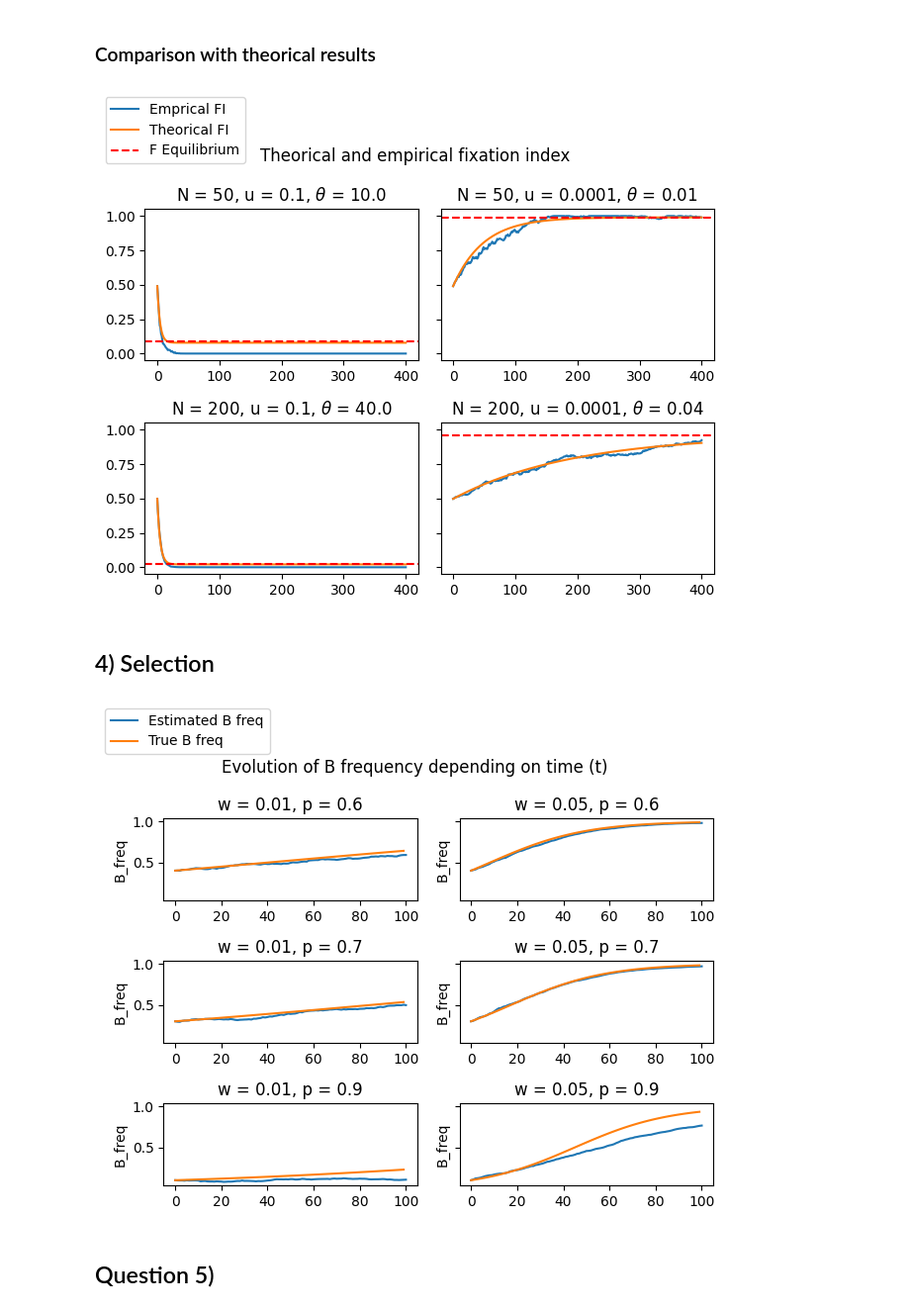
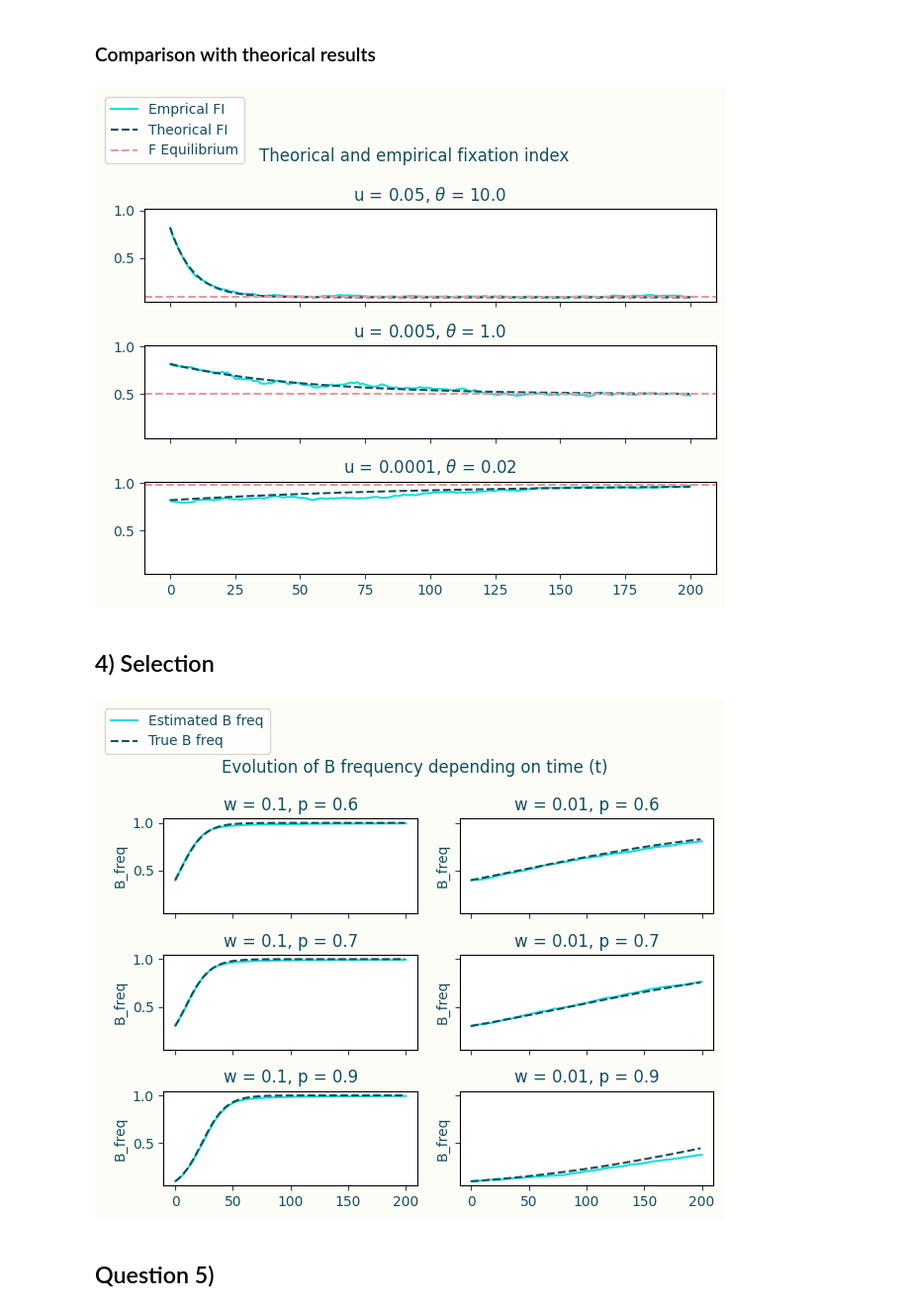
Before and after one commit to ConstensouxAlexis/GPOP, a Jupyter notebook: model.ipynb, the cells around one changed output. Shown at 99% size. Drawn from its saved outputs; the diff is of its cells as text; code cells hidden in the pictures.

```diff
--- a/model.ipynb
+++ b/model.ipynb
@@ -267,10 +486,10 @@ class MutationModel:
 
     Methods
     -------
-    mutations_simulation(N, p, u, t):
+    simulation:
         Run a mutation model simulation with given parameters
 
-    estimate_simulation_parameters(N, p, t, nb_simulations):
+    estimate_simulation_parameters:
         Run several simulations to estimate frequencies
     """
 
@@ -295,8 +514,6 @@ class MutationModel:
 
         # 2 - Get identical alleles
         identical_alleles = allele_pairs[allele_pairs[:, 0] == allele_pairs[:, 1]]
-        # Remove mutated alleles
-        identical_alleles = identical_alleles[identical_alleles[:, 0] != "M"]
 
         # 3 - Compute fixation index
         fixation_index = len(identical_alleles) / len(self.idx_couples)
@@ -312,10 +529,10 @@ class MutationModel:
         nb_A = round(self.p * self.N)
         nb_B = self.N - nb_A
         # Create population of size N, with alleles A and B on random individuals
-        population = np.concatenate((np.full(nb_A, "A"), np.full(nb_B, "B")))
+        population = np.concatenate((np.full(nb_A, "A"), np.full(nb_B, "B")), dtype=object)
         return population
 
-    def mutations_simulation(self):
+    def simulation(self):
         """
         Simulate evolution of 2 alleles A and B in a population of haploid individuals,
         with mutation
@@ -335,7 +552,6 @@ class MutationModel:
         -------
         population_evolution : list of lists
             Each sublist describes the population at time t
-            Sublists is composed of 1 (allele A), -1 (allele B), and 0 (mutated allele)
         fixation indexes : list of proba
             Contains computed fixation index at each generation
         """
@@ -352,10 +568,15 @@ class MutationModel:
         population_evolution = [population]
         fixation_indexes = [self.get_fixation_index(population)]
 
+        # Each mutation will be encoded by a unique id
+        get_mutation_id = np.vectorize(lambda allele_idx: f"M_{generation}_{allele_idx}")
+
         for generation in range(self.t):
             # Retrieve genes that mutates
             mutated_alleles_index = np.where(mutation_matrix[generation] < self.u)
-            population[mutated_alleles_index] = "M"
+
+            if np.size(mutated_alleles_index) > 0:
+                population[mutated_alleles_index] = get_mutation_id(mutated_alleles_index)
 
             # Retrieve parents of pop t+1
             parents = parents_matrix[generation]
@@ -384,7 +605,7 @@ class MutationModel:
         """
         all_fixation_indexes = []
         for simulation in tqdm(range(self.nb_simulations)):
-            _, fixation_indexes = self.mutations_simulation()
+            _, fixation_indexes = self.simulation()
             all_fixation_indexes.append(fixation_indexes)
 
         avg_fixation_indexes = np.mean(all_fixation_indexes, axis=0)
@@ -424,29 +645,29 @@ class MutationModel:
 ### Comparison with theorical results
 # %%
 N = 100 # Population size
-p = 0.5 # Initial allele A frequency
+p = 0.9 # Initial allele A frequency
 u = 0.1 # mutation rate
-t = 400 # Number of generations
+t = 200 # Number of generations
 model_mutation = MutationModel(N, p, u, t, 30)
 
-f, axes = plt.subplots(2, 2, sharey=True)
-(sp1, sp2), (sp3, sp4) = axes[0], axes[1]
-N_values = [50, 50, 200, 200]
-u_values = [0.1, 0.0001, 0.1, 0.0001]
-for N, u, sp in zip(N_values, u_values, [sp1, sp2, sp3, sp4]):
+f, axes = plt.subplots(3, 1, sharey=True, sharex=True)
+(sp1, sp2, sp3) = axes
+N_values = [100, 100, 100]
+u_values = [0.05, 0.005, 0.0001]
+for N, u, sp in zip(N_values, u_values, [sp1, sp2, sp3]):
     model_mutation.update_N(N)
     model_mutation.update_u(u)
     avg_fixation_indexes = model_mutation.estimate_fixation_index()
     true_fixation_indexes = model_mutation.theorical_fixation_index()
-    sp.plot(avg_fixation_indexes)
-    sp.plot(true_fixation_indexes)
-    sp.axhline(y=model_mutation.f_eq, color="red", linestyle="--", label=f"y = {model_mutation.f_eq}")
-    sp.set_title(rf"N = {model_mutation.N}, u = {model_mutation.u}, $\theta$ = {model_mutation.theta}")
+    sp.plot(avg_fixation_indexes, color="#11dfdf")
+    sp.plot(true_fixation_indexes, color="#134f5c", linestyle="--")
+    sp.axhline(y=model_mutation.f_eq, color="#ea9999", linestyle="--", label=f"y = {model_mutation.f_eq}")
+    sp.set_title(rf"u = {model_mutation.u}, $\theta$ = {model_mutation.theta}")
 f.legend(["Emprical FI", "Theorical FI", "F Equilibrium"], loc='upper left', bbox_to_anchor=(0, 1.1), ncol=1)
 f.suptitle("Theorical and empirical fixation index")
 f.tight_layout()
 # %% [output]
-[figure, old version]
+[figure, new version]
 # %% [markdown]
 ## 4) Selection
 # %%
@@ -575,30 +794,30 @@ class FitnessModel:
     def update_w(self, new_w):
         self.w = new_w
 # %%
-N = 100 # Population size
+N = 500 # Population size
 p = 0.5 # Initial allele A frequency
 w = 0.1 # fitness
-t = 100 # Number of generations
+t = 200 # Number of generations
 model_fitness = FitnessModel(N, p, w, t, 30)
 
-f, axes = plt.subplots(3, 2, sharey=True)
+f, axes = plt.subplots(3, 2, sharey=True, sharex=True)
 (sp1, sp2), (sp3, sp4), (sp5, sp6) = axes[0], axes[1], axes[2]
 p_values = [0.6, 0.6, 0.7, 0.7, 0.9, 0.9]
-w_values = [0.01, 0.05, 0.01, 0.05, 0.01, 0.05]
+w_values = [0.1, 0.01, 0.1, 0.01, 0.1, 0.01]
 for p, w, sp in tqdm(zip(p_values, w_values, [sp1, sp2, sp3, sp4, sp5, sp6])):
     model_fitness.update_p(p)
     model_fitness.update_w(w)
     (avg_A_freq, avg_B_freq) = model_fitness.estimate_simulation_parameters()
     (true_A_freq, true_B_freq) = model_fitness.theorical_frequencies()
-    sp.plot(avg_B_freq)
-    sp.plot(true_B_freq)
+    sp.plot(avg_B_freq, color="#11dfdf")
+    sp.plot(true_B_freq, color="#134f5c", linestyle="--")
     sp.set_ylabel("B_freq")
     sp.set_title(rf"w = {model_fitness.w}, p = {model_fitness.p}")
 f.legend(["Estimated B freq", "True B freq"], loc='upper left', bbox_to_anchor=(0, 1.1))
 f.suptitle("Evolution of B frequency depending on time (t)")
 f.tight_layout()
 # %% [output]
-[figure, old version]
+[figure, new version]
 # %% [markdown]
 ## Question 5)
 # %%
```
Also changed, not shown: parts of 32 cells of this notebook.
